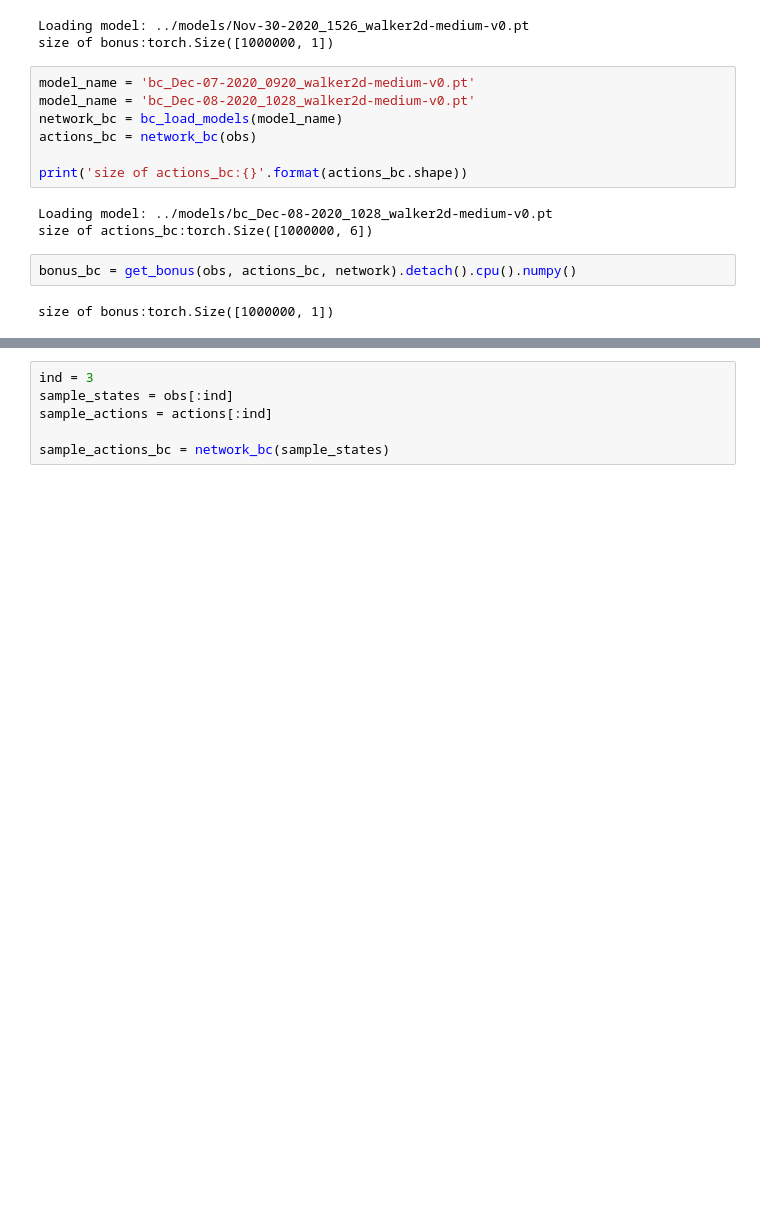
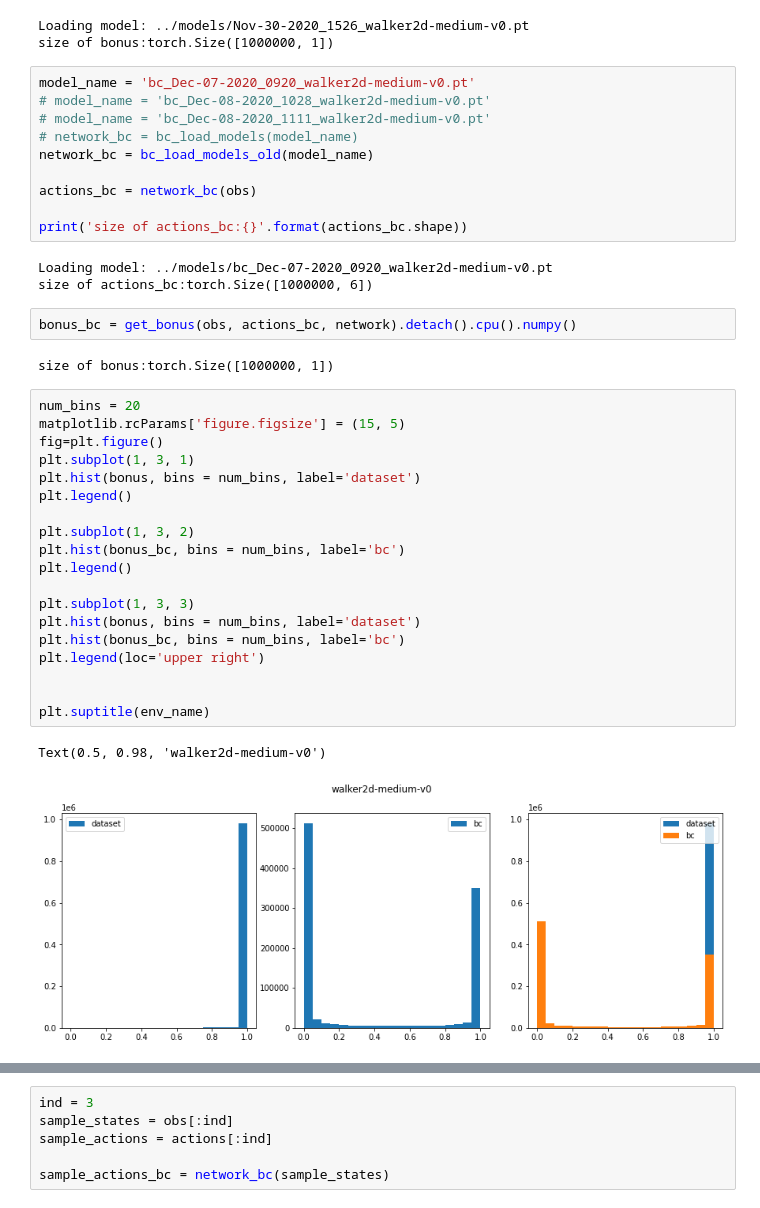
Before and after one commit to shidilrzf/continuous_rnd, a Jupyter notebook: sac/examples/notebooks/debugging.ipynb, the cells around one changed output, grey strips where cells are left out. Saved outputs shown, nothing was run; the diff lists cells and outputs as text; blank space fills up the shorter version.

```diff
--- a/sac/examples/notebooks/debugging.ipynb
+++ b/sac/examples/notebooks/debugging.ipynb
@@ -134,18 +153,43 @@ Loading model: ../models/Nov-30-2020_1526_walker2d-medium-v0.pt
 size of bonus:torch.Size([1000000, 1])
 # %%
 model_name = 'bc_Dec-07-2020_0920_walker2d-medium-v0.pt'
-model_name = 'bc_Dec-08-2020_1028_walker2d-medium-v0.pt'
-network_bc = bc_load_models(model_name)
+# model_name = 'bc_Dec-08-2020_1028_walker2d-medium-v0.pt'
+# model_name = 'bc_Dec-08-2020_1111_walker2d-medium-v0.pt'
+# network_bc = bc_load_models(model_name)
+network_bc = bc_load_models_old(model_name)
+
 actions_bc = network_bc(obs)
 
 print('size of actions_bc:{}'.format(actions_bc.shape))
 # %% [output]
-Loading model: ../models/bc_Dec-08-2020_1028_walker2d-medium-v0.pt
+Loading model: ../models/bc_Dec-07-2020_0920_walker2d-medium-v0.pt
 size of actions_bc:torch.Size([1000000, 6])
 # %%
 bonus_bc = get_bonus(obs, actions_bc, network).detach().cpu().numpy()
 # %% [output]
 size of bonus:torch.Size([1000000, 1])
+# %%
+num_bins = 20
+matplotlib.rcParams['figure.figsize'] = (15, 5)
+fig=plt.figure()
+plt.subplot(1, 3, 1)
+plt.hist(bonus, bins = num_bins, label='dataset')
+plt.legend()
+
+plt.subplot(1, 3, 2)
+plt.hist(bonus_bc, bins = num_bins, label='bc')
+plt.legend()
+
+plt.subplot(1, 3, 3)
+plt.hist(bonus, bins = num_bins, label='dataset')
+plt.hist(bonus_bc, bins = num_bins, label='bc')
+plt.legend(loc='upper right')
+
+
+plt.suptitle(env_name)
+# %% [output]
+Text(0.5, 0.98, 'walker2d-medium-v0')
+[figure, added]
 # %%
 num_bins = 20
 matplotlib.rcParams['figure.figsize'] = (15, 5)
```
Also changed, not shown: parts of 4 cells of this notebook.
